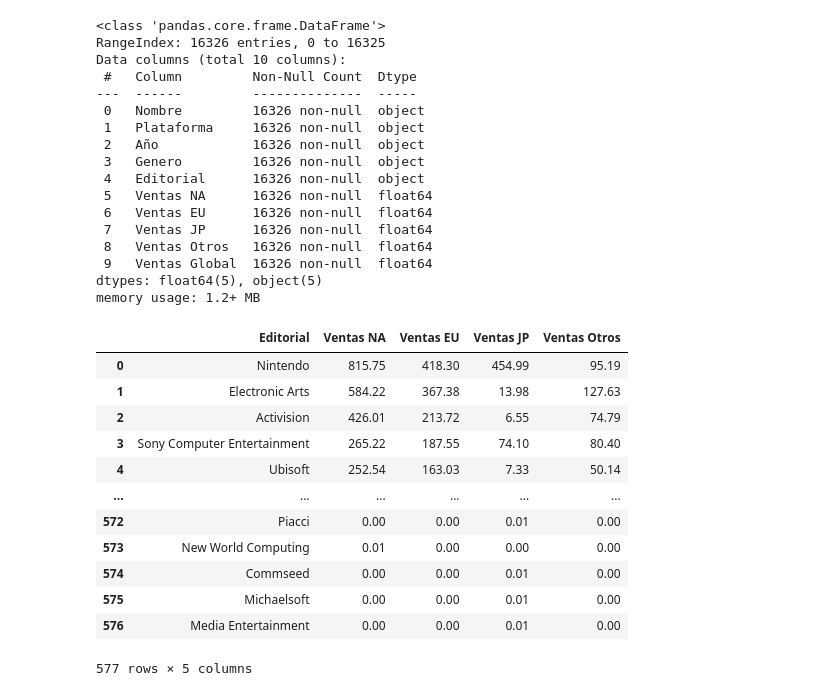
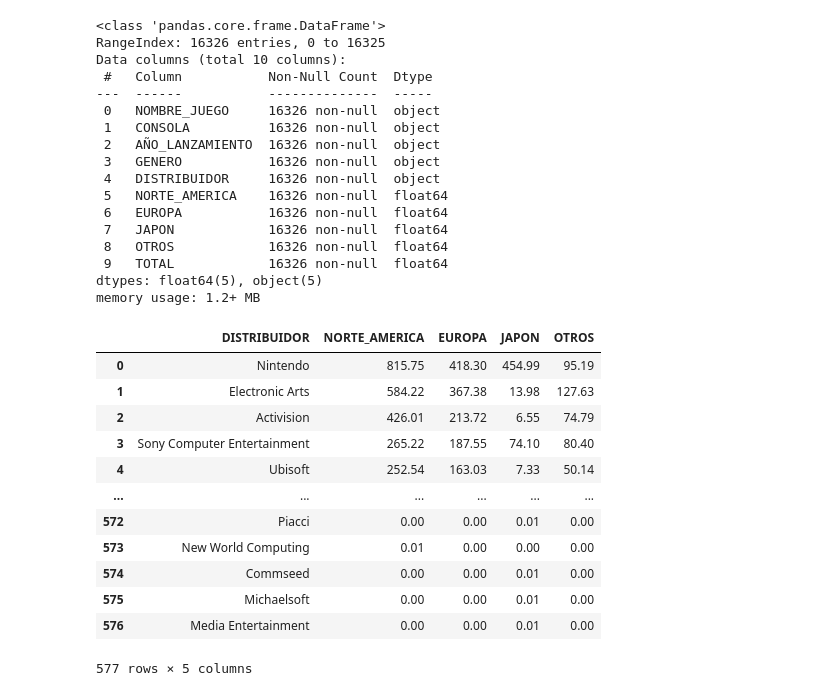
Before and after one commit to AnelimT/Compensar, a Jupyter notebook: procesamiento_data.ipynb, the cells around one changed output. Cells and saved outputs as stored; diff of their text form; code cells hidden in the pictures.

```diff
--- a/procesamiento_data.ipynb
+++ b/procesamiento_data.ipynb
@@ -6,11 +6,17 @@ ruta_df = r"D:\DANI LAPTOP\Documentos\Setting\OneDrive - Ucompensar\esp files\Se
 # Carga el archivo Excel en un DataFrame de pandas
 df_ventas = pd.read_excel(ruta_df)
 
-df_ventas['Nombre'] = df_ventas['Nombre'].astype(str)
-df_ventas['Plataforma'] = df_ventas['Plataforma'].astype(str)
-df_ventas['Año'] = df_ventas['Año'].astype(str)
-df_ventas['Genero'] = df_ventas['Genero'].astype(str)
-df_ventas['Editorial'] = df_ventas['Editorial'].astype(str)
+#crear lista con nuevos nombres de columnas y asignar la lista como nombre de columnas del dataframe cargado
+nuevos_nombres = ['NOMBRE_JUEGO', 'CONSOLA', 'AÑO_LANZAMIENTO', 'GENERO', 'DISTRIBUIDOR', 'NORTE_AMERICA', 'EUROPA', 'JAPON', 'OTROS', 'TOTAL']
+df_ventas.columns = nuevos_nombres
+
+
+#seleccionar columnas del dataframe y guardarlas como tipo de dato str
+df_ventas['NOMBRE_JUEGO'] = df_ventas['NOMBRE_JUEGO'].astype(str)
+df_ventas['CONSOLA'] = df_ventas['CONSOLA'].astype(str)
+df_ventas['AÑO_LANZAMIENTO'] = df_ventas['AÑO_LANZAMIENTO'].astype(str)
+df_ventas['GENERO'] = df_ventas['GENERO'].astype(str)
+df_ventas['DISTRIBUIDOR'] = df_ventas['DISTRIBUIDOR'].astype(str)
 #df_ventas = df_ventas.drop('Ventas Global', axis=1)
 # %%
 df_ventas
@@ -36,31 +42,31 @@ df_ventas.info()
 <class 'pandas.core.frame.DataFrame'>
 RangeIndex: 16326 entries, 0 to 16325
 Data columns (total 10 columns):
- #   Column         Non-Null Count  Dtype
----  ------         --------------  -----
- 0   Nombre         16326 non-null  object
- 1   Plataforma     16326 non-null  object
- 2   Año            16326 non-null  object
- 3   Genero         16326 non-null  object
- 4   Editorial      16326 non-null  object
- 5   Ventas NA      16326 non-null  float64
- 6   Ventas EU      16326 non-null  float64
- 7   Ventas JP      16326 non-null  float64
- 8   Ventas Otros   16326 non-null  float64
- 9   Ventas Global  16326 non-null  float64
+ #   Column           Non-Null Count  Dtype
+---  ------           --------------  -----
+ 0   NOMBRE_JUEGO     16326 non-null  object
+ 1   CONSOLA          16326 non-null  object
+ 2   AÑO_LANZAMIENTO  16326 non-null  object
+ 3   GENERO           16326 non-null  object
+ 4   DISTRIBUIDOR     16326 non-null  object
+ 5   NORTE_AMERICA    16326 non-null  float64
+ 6   EUROPA           16326 non-null  float64
+ 7   JAPON            16326 non-null  float64
+ 8   OTROS            16326 non-null  float64
+ 9   TOTAL            16326 non-null  float64
 dtypes: float64(5), object(5)
 memory usage: 1.2+ MB
 # %%
 # Agrupar por la columna "Editorial" y sumar las ventas, incluyendo "Ventas Global"
-df_agrupado_ed = df_ventas.groupby('Editorial').agg({'Ventas NA': 'sum', 'Ventas EU': 'sum', 'Ventas JP': 'sum', 'Ventas Otros': 'sum', 'Ventas Global': 'sum'})
+df_agrupado_ed = df_ventas.groupby('DISTRIBUIDOR').agg({'NORTE_AMERICA': 'sum', 'EUROPA': 'sum', 'JAPON': 'sum', 'OTROS': 'sum', 'TOTAL': 'sum'})
 
 # Ordenar el resultado de forma descendente por la columna "Ventas Global"
-df_agrupado_ed = df_agrupado.sort_values(by='Ventas Global', ascending=False).reset_index()
-df_agrupado_ed = df_agrupado.drop('Ventas Global', axis=1)
+df_agrupado_ed = df_agrupado_ed.sort_values(by='TOTAL', ascending=False).reset_index()
+df_agrupado_ed = df_agrupado_ed.drop('TOTAL', axis=1)
 # %%
-df_agrupado
+df_agrupado_ed
 # %% [output]
-|  | Editorial | Ventas NA | Ventas EU | Ventas JP | Ventas Otros |
+|  | DISTRIBUIDOR | NORTE_AMERICA | EUROPA | JAPON | OTROS |
 | 0 | Nintendo | 815.75 | 418.30 | 454.99 | 95.19 |
 | 1 | Electronic Arts | 584.22 | 367.38 | 13.98 | 127.63 |
 | 2 | Activision | 426.01 | 213.72 | 6.55 | 74.79 |
```
Also changed, not shown: parts of 13 cells of this notebook.
